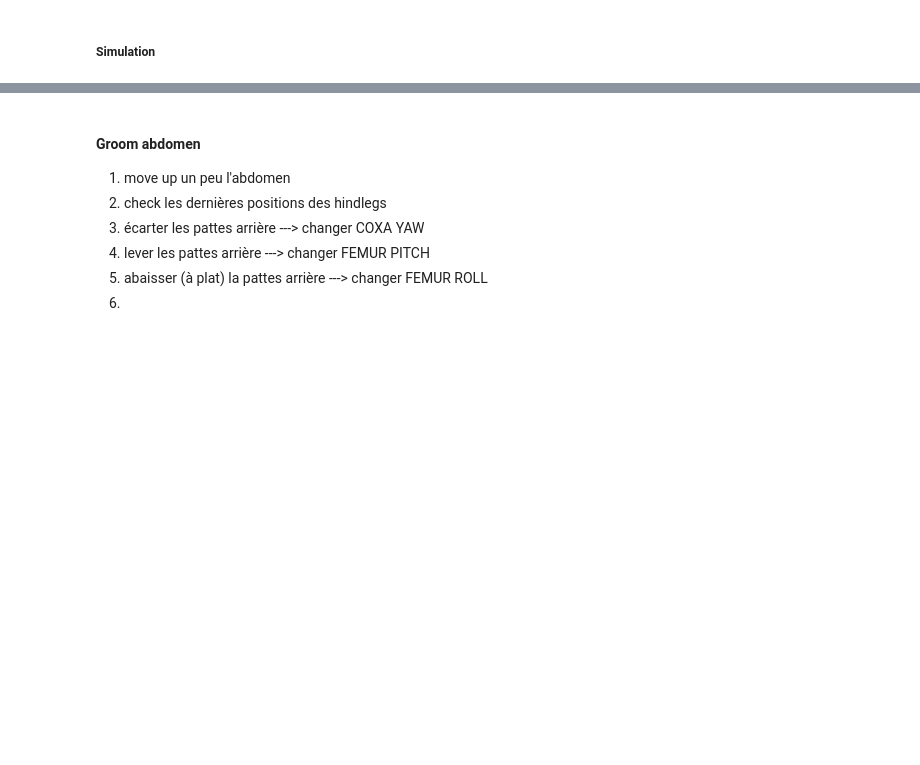
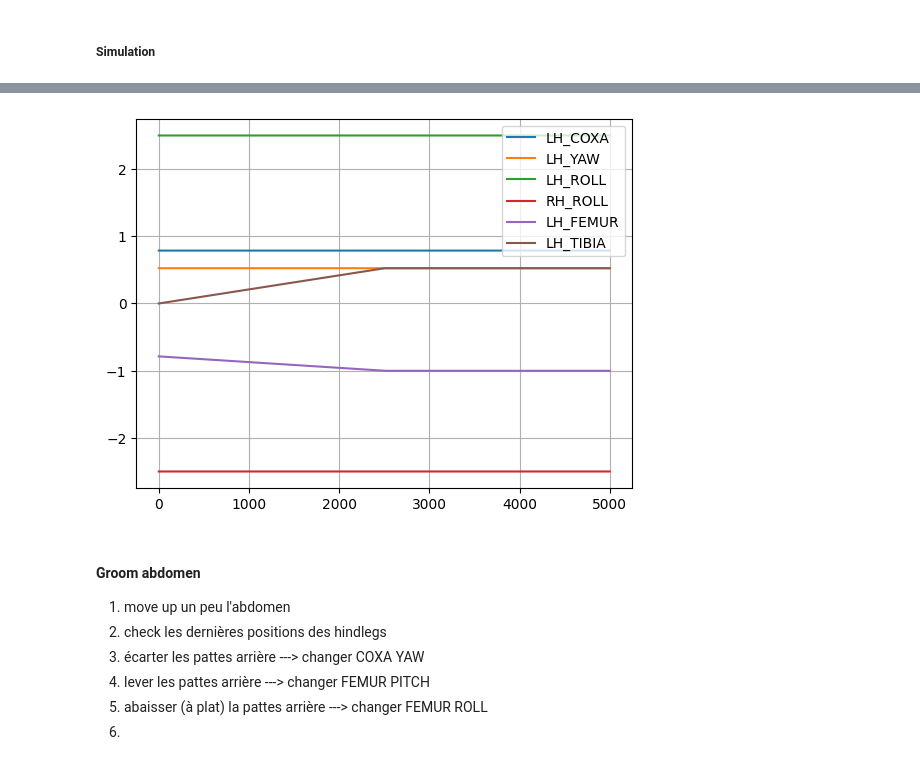
Before and after one commit to NathanMULLER/Project_Mouche, a Jupyter notebook: project/main.ipynb, the cells around one changed output, grey strips where cells are left out. Saved outputs shown, nothing was run; the diff lists cells and outputs as text; code cells hidden in the pictures; blank space fills up the shorter version.

```diff
--- a/project/main.ipynb
+++ b/project/main.ipynb
@@ -365,0 +531,11 @@ last_joint_angles_abd_up = all_joint_angles_abd[-1].copy()
+# %%
+plt.plot(all_joint_angles_abd_groom[:,LH_COXA], label="LH_COXA")
+plt.plot(all_joint_angles_abd_groom[:,LH_COXA_YAW], label="LH_YAW")
+plt.plot(all_joint_angles_abd_groom[:,LH_COXA_ROLL], label="LH_ROLL")
+plt.plot(all_joint_angles_abd_groom[:,RH_COXA_ROLL], label="RH_ROLL")
+plt.plot(all_joint_angles_abd_groom[:,LH_FEMUR], label="LH_FEMUR")
+plt.plot(all_joint_angles_abd_groom[:,LH_TIBIA], label="LH_TIBIA")
+plt.legend()
+plt.grid()
+# %% [output]
+[figure, added]
```
Also changed, not shown: parts of 14 cells of this notebook, 10 other files.
